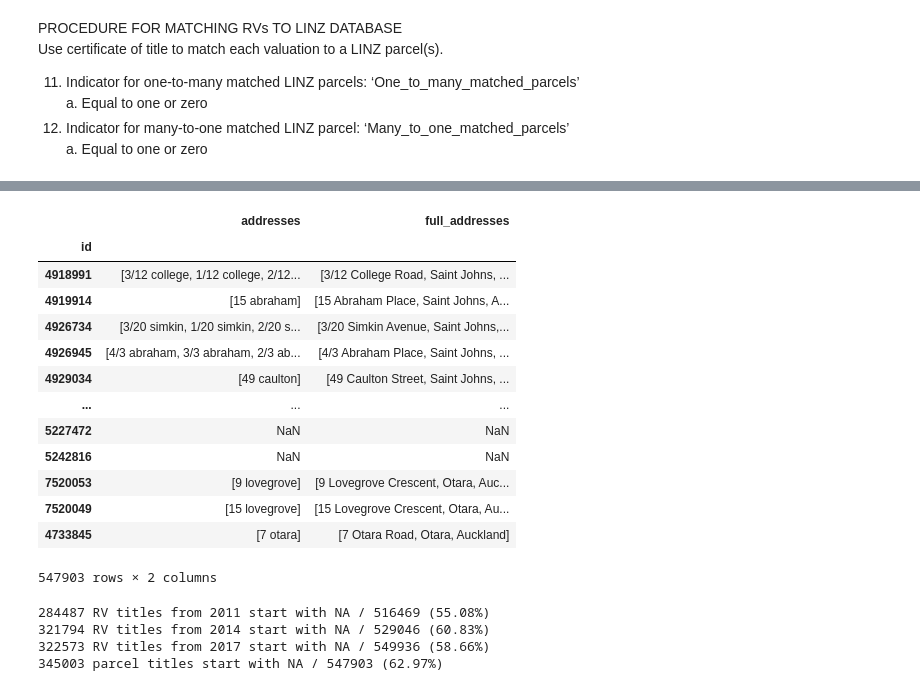
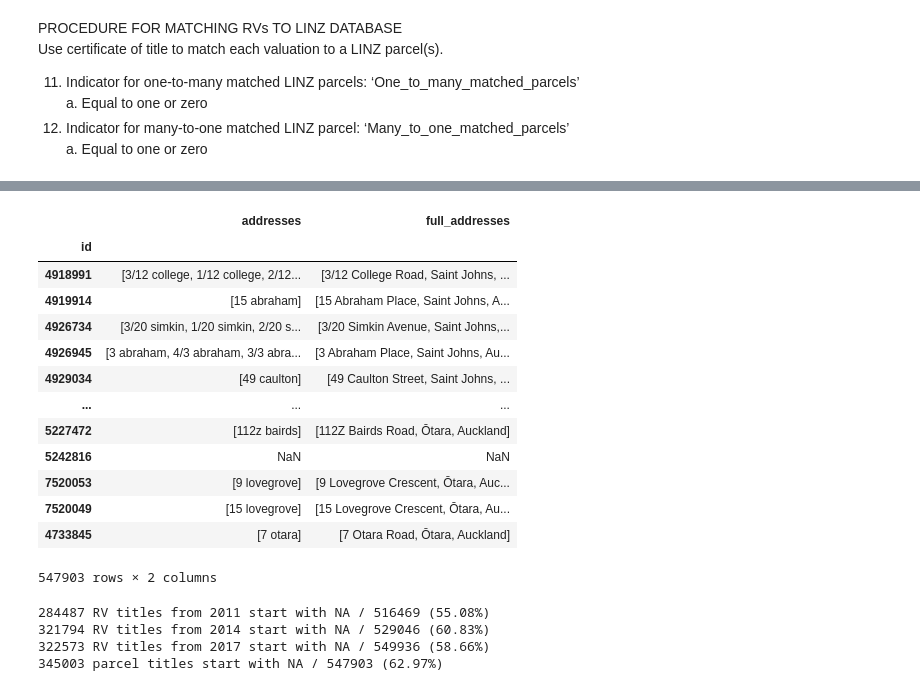
Before and after one commit to UoA-eResearch/auckland-housing, a Jupyter notebook: phase4.ipynb, the cells around one changed output, grey strips where cells are left out. Saved outputs shown, nothing was run; the diff lists cells and outputs as text; code cells hidden in the pictures.

Commit message:
re-run phase4 with lds-nz-addresses-pilot-FGDB.zip

```diff
--- a/phase4.ipynb
+++ b/phase4.ipynb
@@ -104,7 +104,7 @@ a.	Equal to one or zero
 # %%
 %%time
 parcels = gpd.read_file('input/lds-nz-primary-parcels-FGDB.zip!nz-primary-parcels.gdb').to_crs(2193).set_index("id")
-addresses = gpd.read_file('input/lds-nz-street-address-FGDB.zip!nz-street-address.gdb').to_crs(2193)
+addresses = gpd.read_file('input/lds-nz-addresses-pilot-FGDB.zip!nz-addresses-pilot.gdb').to_crs(2193)
 def number_name_addresses(x):
     return ' '.join(x.split(' ')[:2]).lower()
 addresses['address_number_name'] = addresses.full_address_ascii.apply(number_name_addresses)
@@ -118,16 +118,16 @@ Wall time: 2min
 |  | addresses | full_addresses |
 | id |  |  |
 | 4918991 | [3/12 college, 1/12 college, 2/12... | [3/12 College Road, Saint Johns, ... |
 | 4919914 | [15 abraham] | [15 Abraham Place, Saint Johns, A... |
 | 4926734 | [3/20 simkin, 1/20 simkin, 2/20 s... | [3/20 Simkin Avenue, Saint Johns,... |
-| 4926945 | [4/3 abraham, 3/3 abraham, 2/3 ab... | [4/3 Abraham Place, Saint Johns, ... |
+| 4926945 | [3 abraham, 4/3 abraham, 3/3 abra... | [3 Abraham Place, Saint Johns, Au... |
 | 4929034 | [49 caulton] | [49 Caulton Street, Saint Johns, ... |
 | ... | ... | ... |
-| 5227472 | NaN | NaN |
+| 5227472 | [112z bairds] | [112Z Bairds Road, Ōtara, Auckland] |
 | 5242816 | NaN | NaN |
-| 7520053 | [9 lovegrove] | [9 Lovegrove Crescent, Otara, Auc... |
-| 7520049 | [15 lovegrove] | [15 Lovegrove Crescent, Otara, Au... |
-| 4733845 | [7 otara] | [7 Otara Road, Otara, Auckland] |
+| 7520053 | [9 lovegrove] | [9 Lovegrove Crescent, Ōtara, Auc... |
+| 7520049 | [15 lovegrove] | [15 Lovegrove Crescent, Ōtara, Au... |
+| 4733845 | [7 otara] | [7 Otara Road, Ōtara, Auckland] |
 547903 rows × 2 columns
 # %%
 for year, rv in rvs.items():
```
Also changed, not shown: parts of 19 cells of this notebook, 1 other file.
